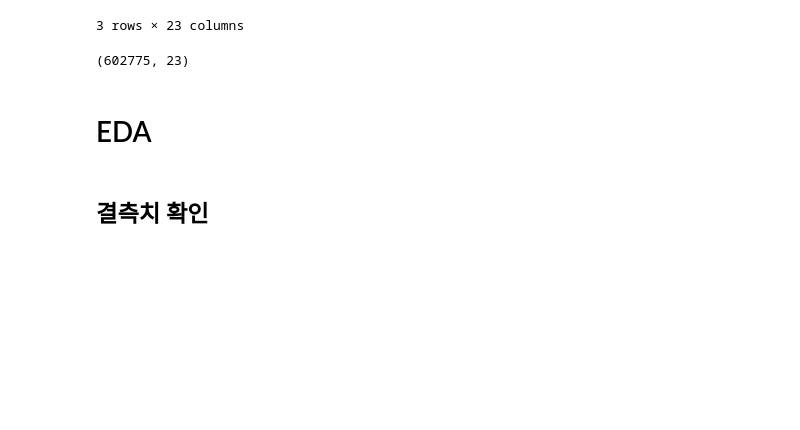
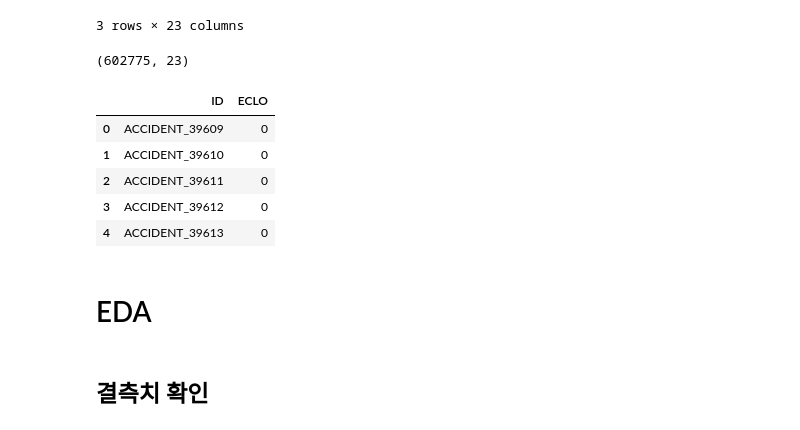
Before and after one commit to dbfla3831/portfolio, a Jupyter notebook: ML_연습/대구_교통사고_kfold_catboost.ipynb, the cells around one changed output. Cells and saved outputs as stored; diff of their text form; code cells hidden in the pictures; blank space fills up the shorter version.

```diff
--- a/ML_연습/대구_교통사고_kfold_catboost.ipynb
+++ b/ML_연습/대구_교통사고_kfold_catboost.ipynb
@@ -37,6 +40,7 @@ from tqdm import tqdm
 train_df = pd.read_csv('./data/train.csv')
 test_df = pd.read_csv('./data/test.csv')
 accident_df = pd.read_csv('./data/external_open/countrywide_accident.csv')
+submission = pd.read_csv('./data/sample_submission.csv')
 
 train_df.head(3)
 train_df.shape
@@ -64,6 +68,15 @@ accident_df.shape
 | 2 | COUNTRYWIDE_ACCIDENT_000002 | 2019-01-01 00 | 화요일 | 맑음 | 경기도 양주시 고암동 | 교차로 - 교차로안 | 건조 | 차대차 | 측면충돌 | 신호위반 | ... | ... |
 3 rows × 23 columns
 (602775, 23)
+# %%
+submission.head()
+# %% [output]
+|  | ID | ECLO |
+| 0 | ACCIDENT_39609 | 0 |
+| 1 | ACCIDENT_39610 | 0 |
+| 2 | ACCIDENT_39611 | 0 |
+| 3 | ACCIDENT_39612 | 0 |
+| 4 | ACCIDENT_39613 | 0 |
 # %%
 # 추가할 수 있는 data
 
```
Also changed, not shown: parts of 5 cells of this notebook, 3 other files.
